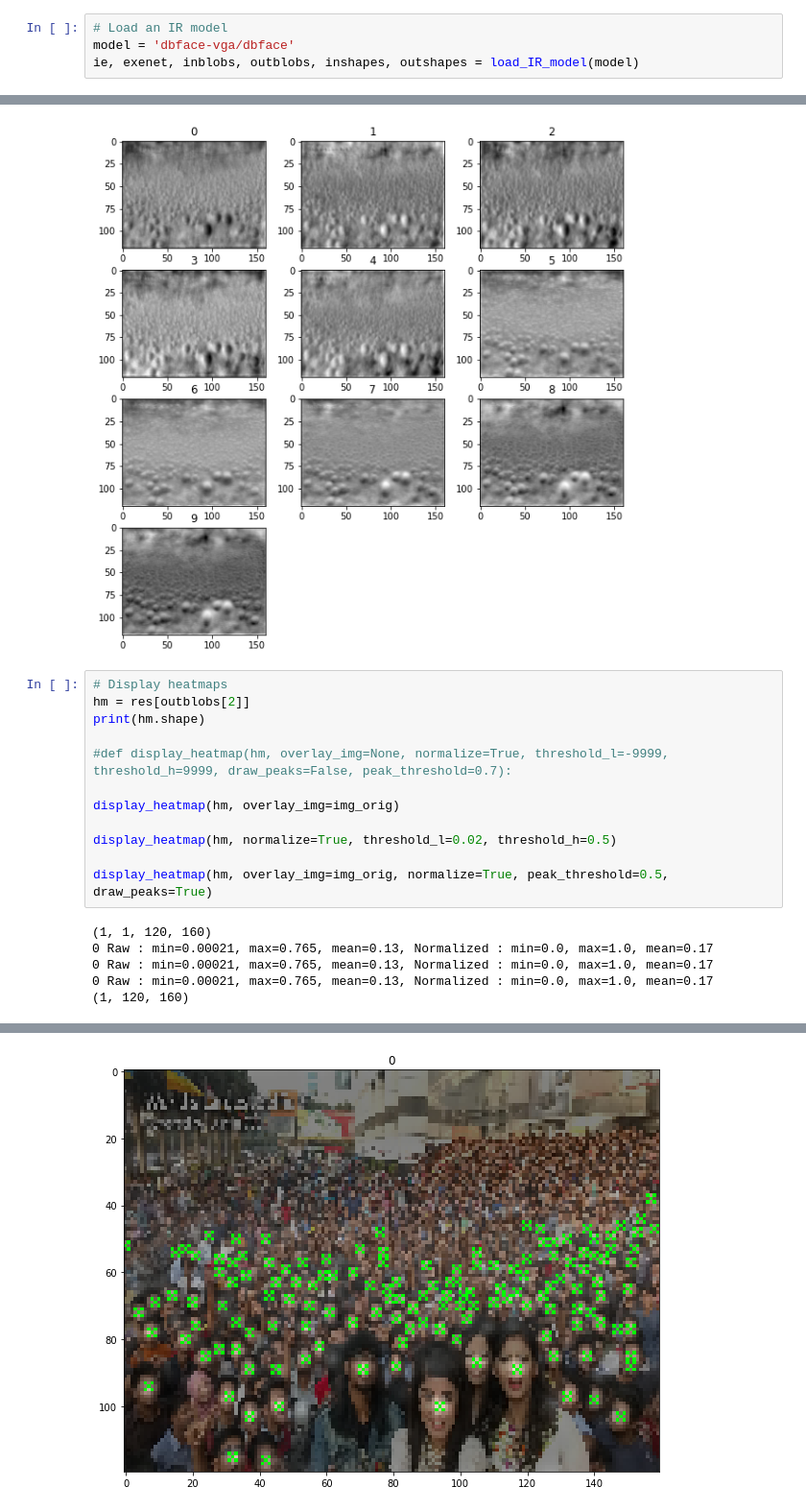
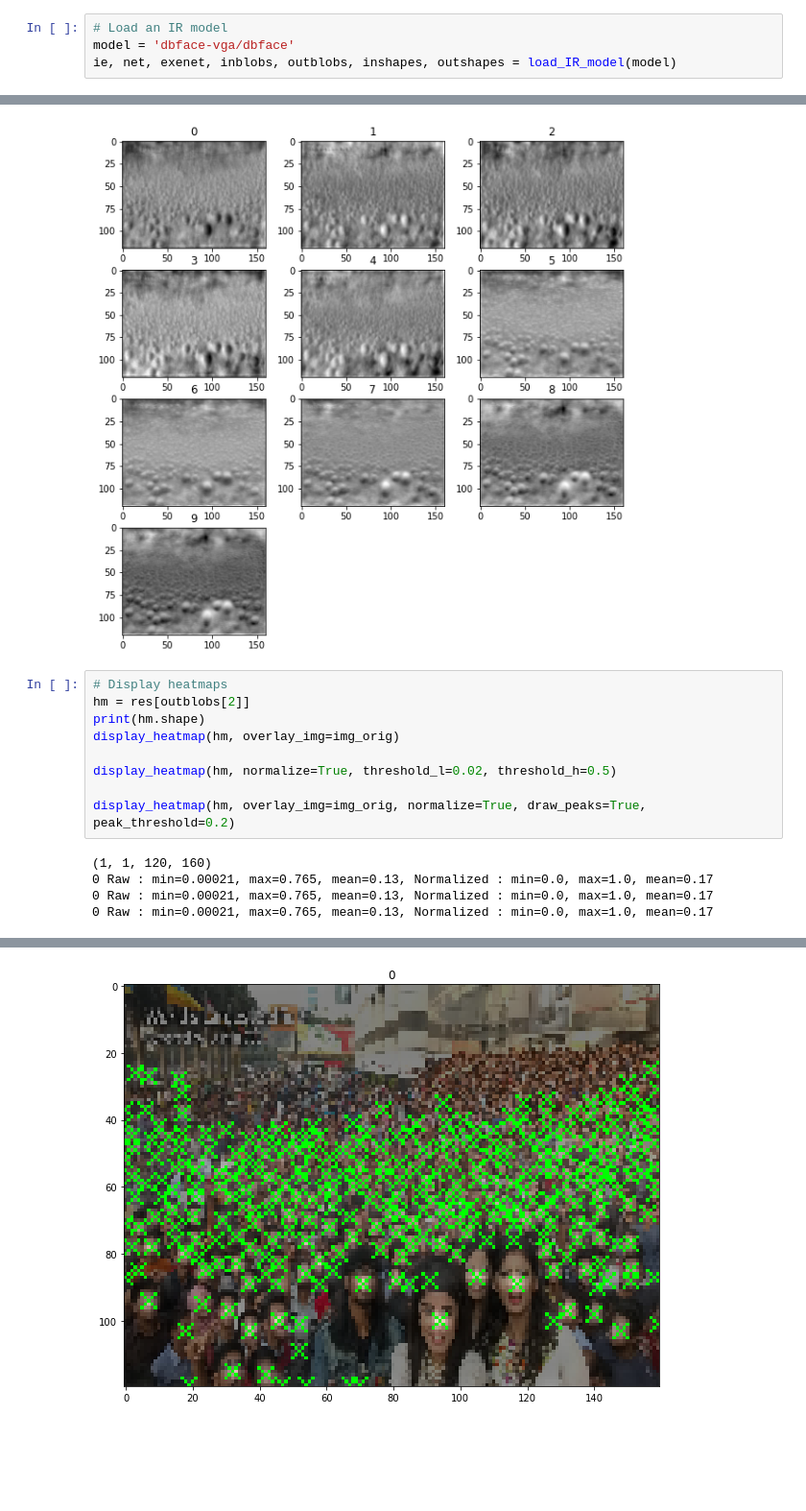
Before and after one commit to yas-sim/openvino-model-experiment-package, a Jupyter notebook: openvino-model-experiment.ipynb, the cells around one changed output, grey strips where cells are left out. Shown at 96% size. Cells and saved outputs as stored; diff of their text form; blank space fills up the shorter version.

```diff
--- a/openvino-model-experiment.ipynb
+++ b/openvino-model-experiment.ipynb
@@ -257,7 +416,7 @@ draw_ssd_result(objs, img_orig)
 # %%
 # Load an IR model
 model = 'dbface-vga/dbface'
-ie, exenet, inblobs, outblobs, inshapes, outshapes = load_IR_model(model)
+ie, net, exenet, inblobs, outblobs, inshapes, outshapes = load_IR_model(model)
 # %% [output]
 Input blobs:  ['x'] [[1, 3, 480, 640]]
 Output blobs: ['Conv_525', 'Exp_527', 'Sigmoid_526'] [[1, 10, 120, 160], [1, 4, 120, 160], [1, 1, 120, 160]]
@@ -292,21 +451,17 @@ display_heatmap(hm)
 # %%
 # Display heatmaps
 hm = res[outblobs[2]]
 print(hm.shape)
-
-#def display_heatmap(hm, overlay_img=None, normalize=True, threshold_l=-9999, threshold_h=9999, draw_peaks=False, peak_threshold=0.7):
-
 display_heatmap(hm, overlay_img=img_orig)
 
 display_heatmap(hm, normalize=True, threshold_l=0.02, threshold_h=0.5)
 
-display_heatmap(hm, overlay_img=img_orig, normalize=True, peak_threshold=0.5, draw_peaks=True)
+display_heatmap(hm, overlay_img=img_orig, normalize=True, draw_peaks=True, peak_threshold=0.2)
 # %% [output]
 (1, 1, 120, 160)
 0 Raw : min=0.00021, max=0.765, mean=0.13, Normalized : min=0.0, max=1.0, mean=0.17
 0 Raw : min=0.00021, max=0.765, mean=0.13, Normalized : min=0.0, max=1.0, mean=0.17
 0 Raw : min=0.00021, max=0.765, mean=0.13, Normalized : min=0.0, max=1.0, mean=0.17
-(1, 120, 160)
 [figure]
 [figure]
-[figure, old version]
+[figure, new version]
```
Also changed, not shown: parts of 13 cells of this notebook.
